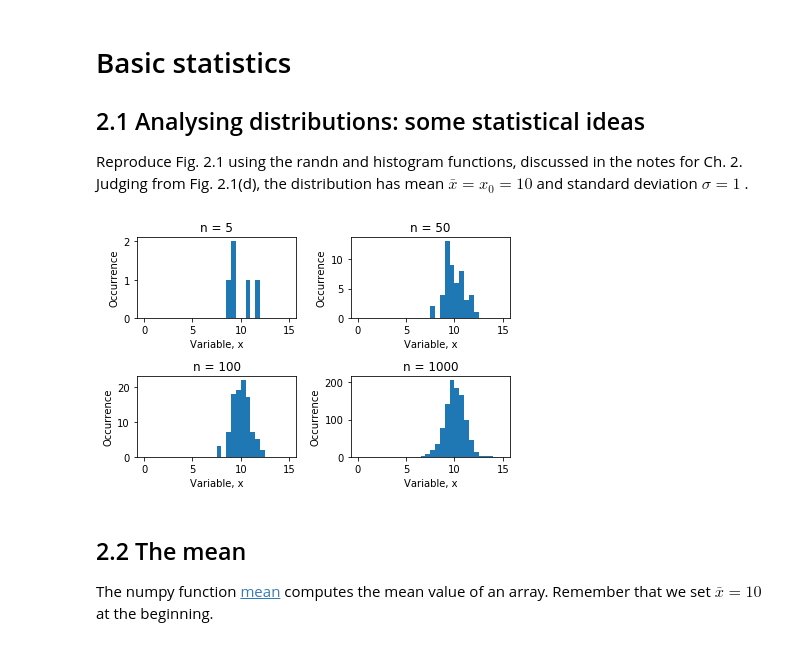
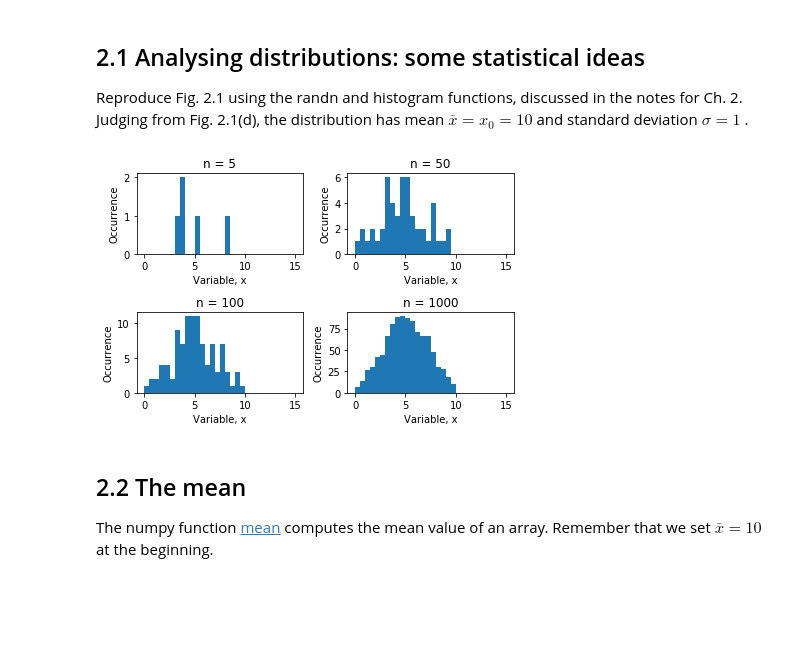
Before and after one commit to jsdodge/data-analysis-python, a Jupyter notebook: notebooks/2.0-Basic-statistics.ipynb, the cells around one changed output. Cells and saved outputs as stored; diff of their text form; code cells hidden in the pictures; blank space fills up the shorter version.

```diff
--- a/notebooks/2.0-Basic-statistics.ipynb
+++ b/notebooks/2.0-Basic-statistics.ipynb
@@ -1,6 +183,4 @@
 # %% [markdown]
-# Basic statistics
-
 ## 2.1 Analysing distributions: some statistical ideas
 
 Reproduce Fig. 2.1 using the randn and histogram functions, discussed in the notes for Ch. 2. Judging from Fig. 2.1(d), the distribution has mean $\bar{x} = x_0 = 10$  and standard deviation $\sigma = 1$ .
@@ -24,36 +204,36 @@ sigma = 1
 
 
 # generate all 1000 points at once
-x_simulation = np.random.randn(n_3) * sigma + x_0
-
+#x_simulation = np.random.randn(n_3) * sigma + x_0
+x_simulation = 5*(np.random.rand(n_3) + np.random.rand(n_3))
 
 plt.subplot(2, 2, 1)
 plt.hist(x_simulation[:n_0], range=(0, x_0 * 1.5), bins=30)
 plt.xlabel('Variable, x')
 plt.ylabel('Occurrence')
 plt.title('n = 5')
 
 plt.subplot(2, 2, 2)
 plt.hist(x_simulation[:n_1], range=(0, x_0 * 1.5), bins=30)
 plt.xlabel('Variable, x')
 plt.ylabel('Occurrence')
 plt.title('n = 50')
 plt.subplot(2, 2, 3)
 plt.hist(x_simulation[:n_2], range=(0, x_0 * 1.5), bins=30)
 plt.xlabel('Variable, x')
 plt.ylabel('Occurrence')
 plt.title('n = 100')
 plt.subplot(2, 2, 4)
 plt.hist(x_simulation[:n_3], range=(0, x_0 * 1.5), bins=30)
 plt.xlabel('Variable, x')
 plt.ylabel('Occurrence')
 plt.title('n = 1000')
 
 
 # adjust spacing between subplots to minimize the overlaps
 plt.tight_layout()
 # %% [output]
-[figure, old version]
+[figure, new version]
 # %% [markdown]
 ## 2.2 The mean
 
```
Also changed, not shown: parts of 27 cells of this notebook, 2 other files.
